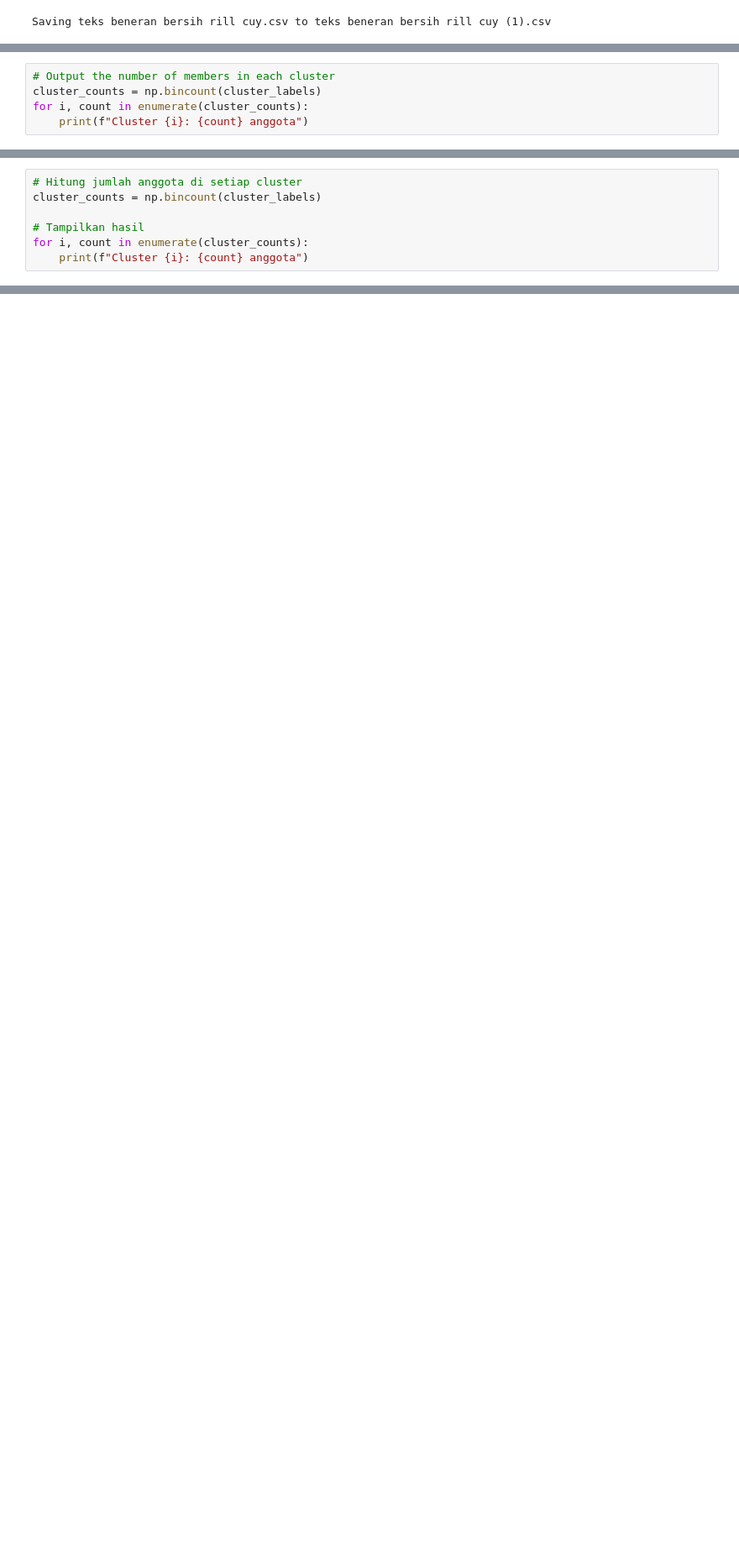
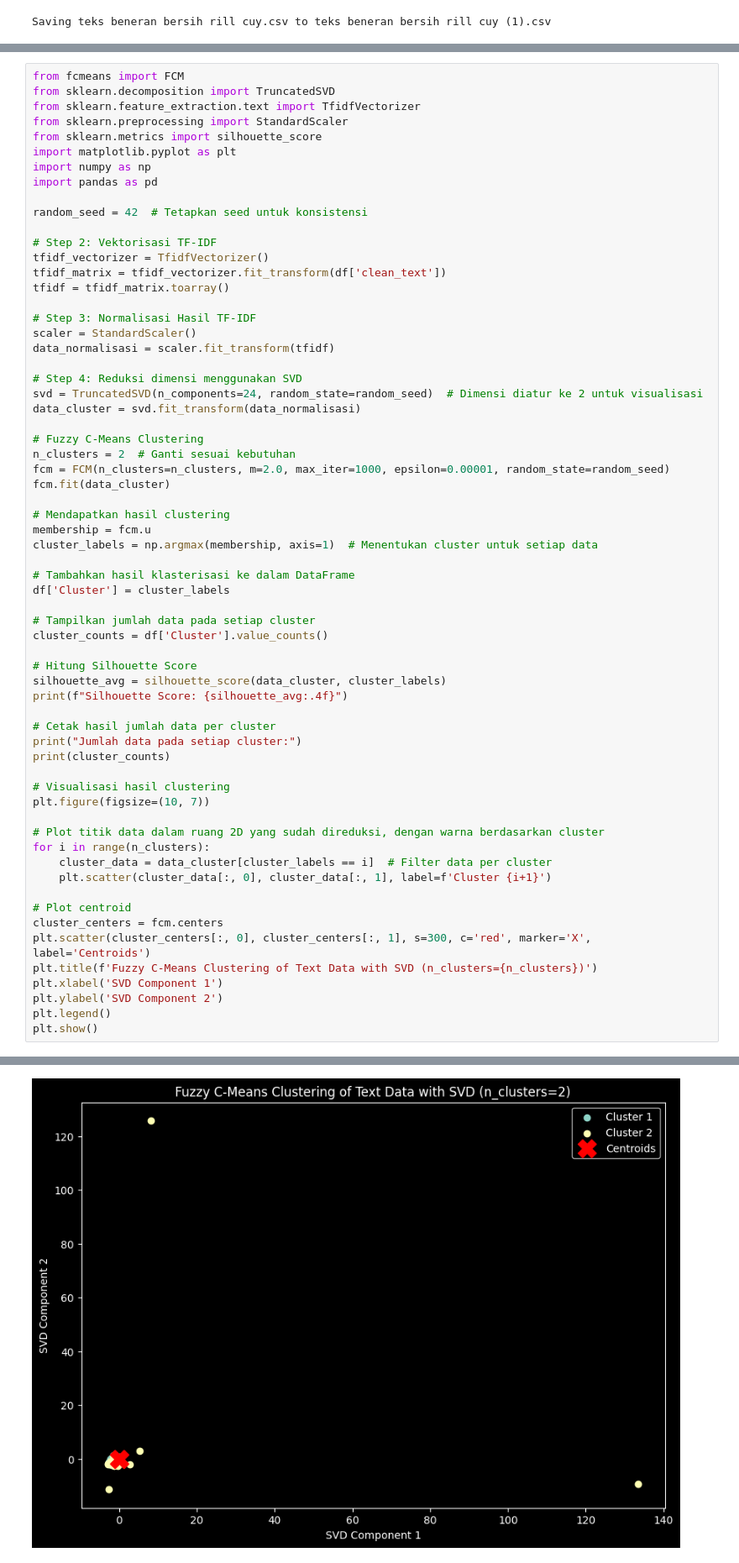
Before and after one commit to ArifHidaya12/PPW-A, a Jupyter notebook: _sources/tugas-ppw/Tugas 6.ipynb, the cells around one changed output, grey strips where cells are left out. Shown at 84% size. Cells and saved outputs as stored; diff of their text form; blank space fills up the shorter version.

```diff
--- a/_sources/tugas-ppw/Tugas 6.ipynb
+++ b/_sources/tugas-ppw/Tugas 6.ipynb
@@ -87,5 +47,0 @@ plt.show()
-# %%
-# Output the number of members in each cluster
-cluster_counts = np.bincount(cluster_labels)
-for i, count in enumerate(cluster_counts):
-    print(f"Cluster {i}: {count} anggota")
@@ -218,7 +237,0 @@ plt.show()
-# %%
-# Hitung jumlah anggota di setiap cluster
-cluster_counts = np.bincount(cluster_labels)
-
-# Tampilkan hasil
-for i, count in enumerate(cluster_counts):
-    print(f"Cluster {i}: {count} anggota")
@@ -273,0 +238,65 @@ Silhouette Score: 0.0328
+# %%
+from fcmeans import FCM
+from sklearn.decomposition import TruncatedSVD
+from sklearn.feature_extraction.text import TfidfVectorizer
+from sklearn.preprocessing import StandardScaler
+from sklearn.metrics import silhouette_score
+import matplotlib.pyplot as plt
+import numpy as np
+import pandas as pd
+
+random_seed = 42  # Tetapkan seed untuk konsistensi
+
+# Step 2: Vektorisasi TF-IDF
+tfidf_vectorizer = TfidfVectorizer()
+tfidf_matrix = tfidf_vectorizer.fit_transform(df['clean_text'])
+tfidf = tfidf_matrix.toarray()
+
+# Step 3: Normalisasi Hasil TF-IDF
+scaler = StandardScaler()
+data_normalisasi = scaler.fit_transform(tfidf)
+
+# Step 4: Reduksi dimensi menggunakan SVD
+svd = TruncatedSVD(n_components=24, random_state=random_seed)  # Dimensi diatur ke 2 untuk visualisasi
+data_cluster = svd.fit_transform(data_normalisasi)
+
+# Fuzzy C-Means Clustering
+n_clusters = 2  # Ganti sesuai kebutuhan
+fcm = FCM(n_clusters=n_clusters, m=2.0, max_iter=1000, epsilon=0.00001, random_state=random_seed)
+fcm.fit(data_cluster)
+
+# Mendapatkan hasil clustering
+membership = fcm.u
+cluster_labels = np.argmax(membership, axis=1)  # Menentukan cluster untuk setiap data
+
+# Tambahkan hasil klasterisasi ke dalam DataFrame
+df['Cluster'] = cluster_labels
+
+# Tampilkan jumlah data pada setiap cluster
+cluster_counts = df['Cluster'].value_counts()
+
+# Hitung Silhouette Score
+silhouette_avg = silhouette_score(data_cluster, cluster_labels)
+print(f"Silhouette Score: {silhouette_avg:.4f}")
+
+# Cetak hasil jumlah data per cluster
+print("Jumlah data pada setiap cluster:")
+print(cluster_counts)
+
+# Visualisasi hasil clustering
+plt.figure(figsize=(10, 7))
+
+# Plot titik data dalam ruang 2D yang sudah direduksi, dengan warna berdasarkan cluster
+for i in range(n_clusters):
+    cluster_data = data_cluster[cluster_labels == i]  # Filter data per cluster
+    plt.scatter(cluster_data[:, 0], cluster_data[:, 1], label=f'Cluster {i+1}')
+
+# Plot centroid
+cluster_centers = fcm.centers
+plt.scatter(cluster_centers[:, 0], cluster_centers[:, 1], s=300, c='red', marker='X', label='Centroids')
+plt.title(f'Fuzzy C-Means Clustering of Text Data with SVD (n_clusters={n_clusters})')
+plt.xlabel('SVD Component 1')
+plt.ylabel('SVD Component 2')
+plt.legend()
+plt.show()
+# %% [output]
@@ -273,0 +309 @@ Silhouette Score: 0.0328
+[figure, added]
```
Also changed, not shown: parts of 30 cells of this notebook, 20 other files.
